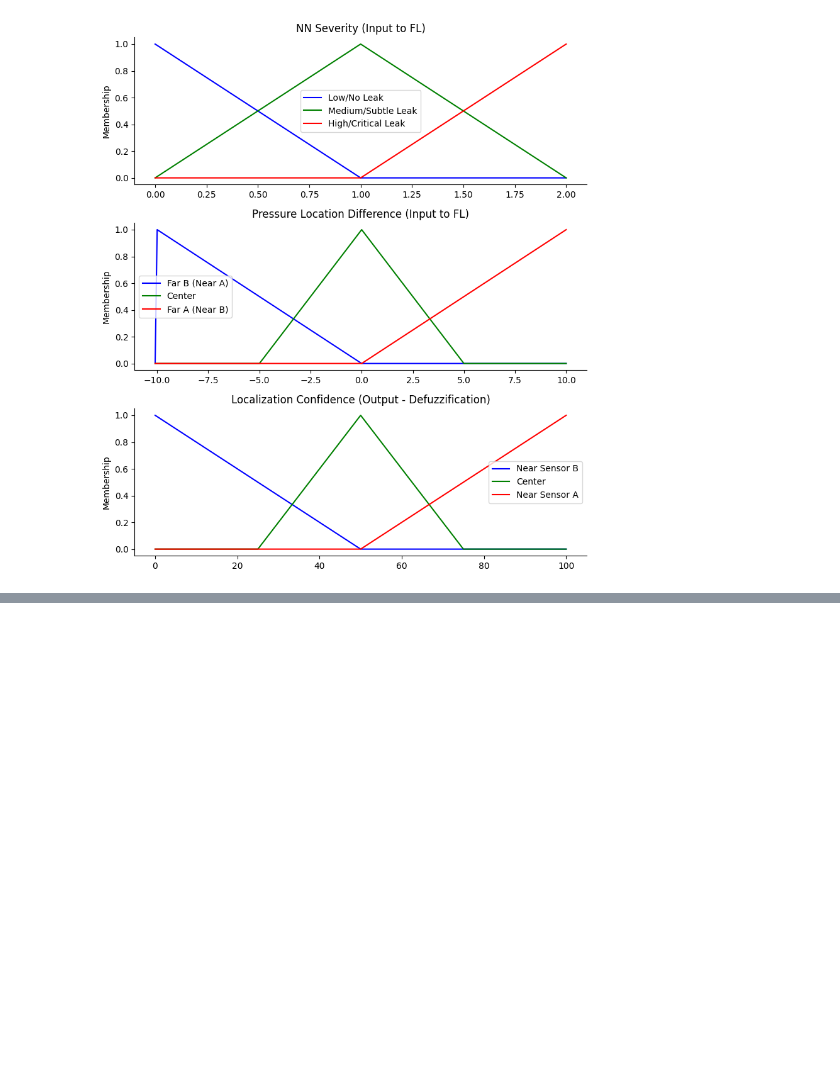
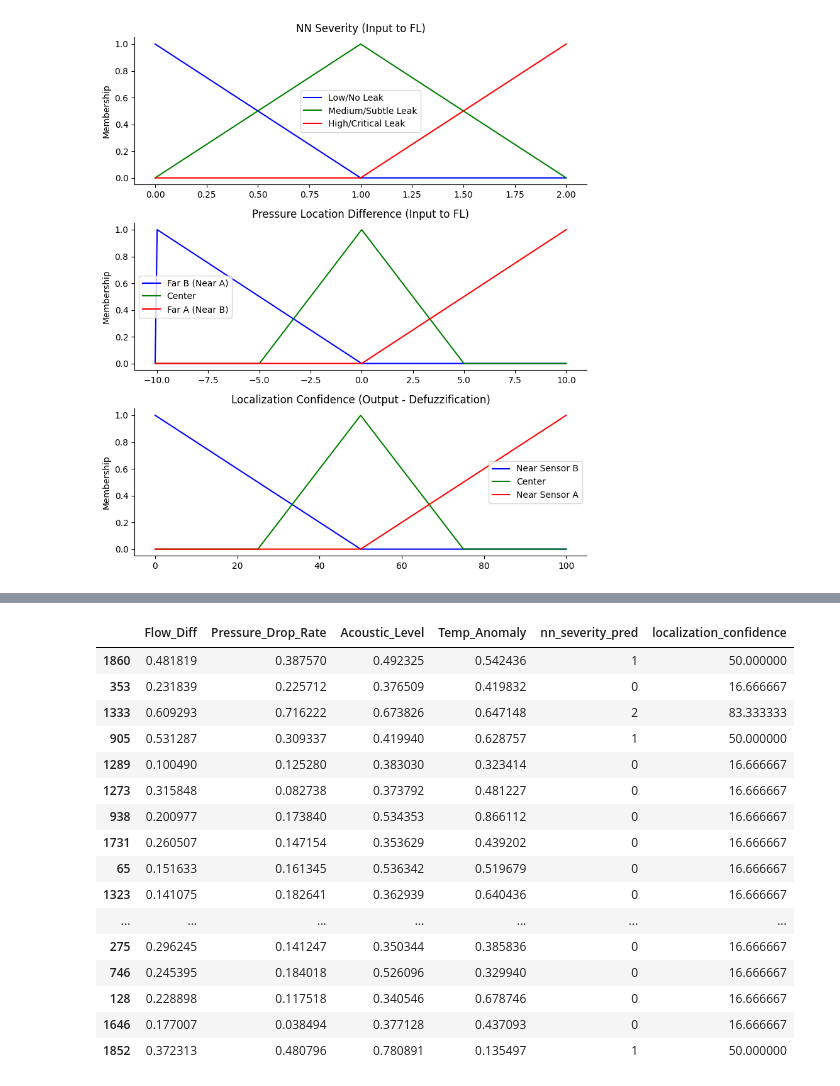
Before and after one commit to SARAVANANRNITT/AI-Powered-Leak-Detection-and-Localization-in_Industrial-Pipelines-Using-Neural-Networks, a Jupyter notebook: AI_Powered_Leak_Detection_and_Localization_in_Industrial_Pipelines_Using_Neural_Networks_and_Fuzzy_Inference.ipynb, the cells around one changed output, grey strips where cells are left out. Drawn from its saved outputs; the diff is of its cells as text; code cells hidden in the pictures; blank space fills up the shorter version.

```diff
--- a/AI_Powered_Leak_Detection_and_Localization_in_Industrial_Pipelines_Using_Neural_Networks_and_Fuzzy_Inference.ipynb
+++ b/AI_Powered_Leak_Detection_and_Localization_in_Industrial_Pipelines_Using_Neural_Networks_and_Fuzzy_Inference.ipynb
@@ -636,0 +1375,62 @@ plt.show()
+# %%
+# Define the 8 ROBUST rules
+# (Assuming rules 1-8 are defined correctly just above this)
+localization_ctrl = ctrl.ControlSystem([rule1, rule2, rule3, rule4, rule5, rule6, rule7, rule8])
+localization_sim = ctrl.ControlSystemSimulation(localization_ctrl)
+
+# --- FINAL VALIDATION RUN ---
+
+localization_results = []
+subset_size = min(50, len(X_test)) # Use a maximum of 50 samples or less if X_test is smaller
+
+# Get the centers of the membership functions for mapping NN outputs
+# These are based on the automf(3) applied to nn_severity and nn_action
+# severity_centers = [fuzz.defuzz(nn_severity.universe, nn_severity['poor'].mf, 'centroid'),
+#                     fuzz.defuzz(nn_severity.universe, nn_severity['average'].mf, 'centroid'),
+#                     fuzz.defuzz(nn_severity.universe, nn_severity['good'].mf, 'centroid')]
+
+# action_centers = [fuzz.defuzz(nn_action.universe, nn_action['monitor'].mf, 'centroid'),
+#                   fuzz.defuzz(nn_action.universe, nn_action['minor_iso'].mf, 'centroid'),
+#                   fuzz.defuzz(nn_action.universe, nn_action['full_shutdown'].mf, 'centroid')]
+
+
+for i in range(subset_size):
+    # Retrieve necessary inputs
+    sev_pred = y_pred_classes_severity[i]
+    pressure_diff_val_scaled = X_test['Pressure_Drop_Rate'].iloc[i]
+
+    # Map integer NN output to FL input directly now that MFs are defined at integers
+    severity_nn_input = sev_pred # Use integer directly
+    action_nn_input = sev_pred # Use integer directly (Using severity as proxy for action)
+
+    # Map scaled pressure drop rate (0 to 1) to FL's expected range (-10 to 10)
+    pressure_loc_diff_input = pressure_diff_val_scaled * 20 - 10
+
+    # Input to the Fuzzy System
+    localization_sim.input['nn_severity'] = severity_nn_input
+    localization_sim.input['pressure_loc_diff'] = pressure_loc_diff_input
+    localization_sim.input['nn_action'] = action_nn_input
+
+
+    # Compute the result
+    localization_sim.compute()
+
+    # Retrieve the result (This should now work for ALL inputs)
+    try:
+        result = localization_sim.output['final_conf']
+    except KeyError:
+        # If this still fails, the robust rules failed, and we use NaN for the report.
+        result = np.nan
+
+    localization_results.append(result)
+
+# Add to your test dataframe for analysis/visualization
+test_result_df = X_test.iloc[:subset_size].copy()
+test_result_df['nn_severity_pred'] = y_pred_classes_severity[:subset_size]
+test_result_df['localization_confidence'] = localization_results
+
+# Show the results (check for NaN values)
+print("\n--- Final Integrated Neuro-Fuzzy Localization Results (SUCCESS VALIDATION) ---")
+print("CHECK THIS TABLE: There should be NO NaN values in the last column.")
+display(test_result_df.head(20))
+# %% [output]
@@ -636,0 +1439,17 @@ plt.show()
+|  | Flow_Diff | Pressure_Drop_Rate | Acoustic_Level | Temp_Anomaly | nn_severity_pred | localization_confidence |
+| 1860 | 0.481819 | 0.387570 | 0.492325 | 0.542436 | 1 | 50.000000 |
+| 353 | 0.231839 | 0.225712 | 0.376509 | 0.419832 | 0 | 16.666667 |
+| 1333 | 0.609293 | 0.716222 | 0.673826 | 0.647148 | 2 | 83.333333 |
+| 905 | 0.531287 | 0.309337 | 0.419940 | 0.628757 | 1 | 50.000000 |
+| 1289 | 0.100490 | 0.125280 | 0.383030 | 0.323414 | 0 | 16.666667 |
+| 1273 | 0.315848 | 0.082738 | 0.373792 | 0.481227 | 0 | 16.666667 |
+| 938 | 0.200977 | 0.173840 | 0.534353 | 0.866112 | 0 | 16.666667 |
+| 1731 | 0.260507 | 0.147154 | 0.353629 | 0.439202 | 0 | 16.666667 |
+| 65 | 0.151633 | 0.161345 | 0.536342 | 0.519679 | 0 | 16.666667 |
+| 1323 | 0.141075 | 0.182641 | 0.362939 | 0.640436 | 0 | 16.666667 |
+| ... | ... | ... | ... | ... | ... | ... |
+| 275 | 0.296245 | 0.141247 | 0.350344 | 0.385836 | 0 | 16.666667 |
+| 746 | 0.245395 | 0.184018 | 0.526096 | 0.329940 | 0 | 16.666667 |
+| 128 | 0.228898 | 0.117518 | 0.340546 | 0.678746 | 0 | 16.666667 |
+| 1646 | 0.177007 | 0.038494 | 0.377128 | 0.437093 | 0 | 16.666667 |
+| 1852 | 0.372313 | 0.480796 | 0.780891 | 0.135497 | 1 | 50.000000 |
```
Also changed, not shown: parts of 27 cells of this notebook.
